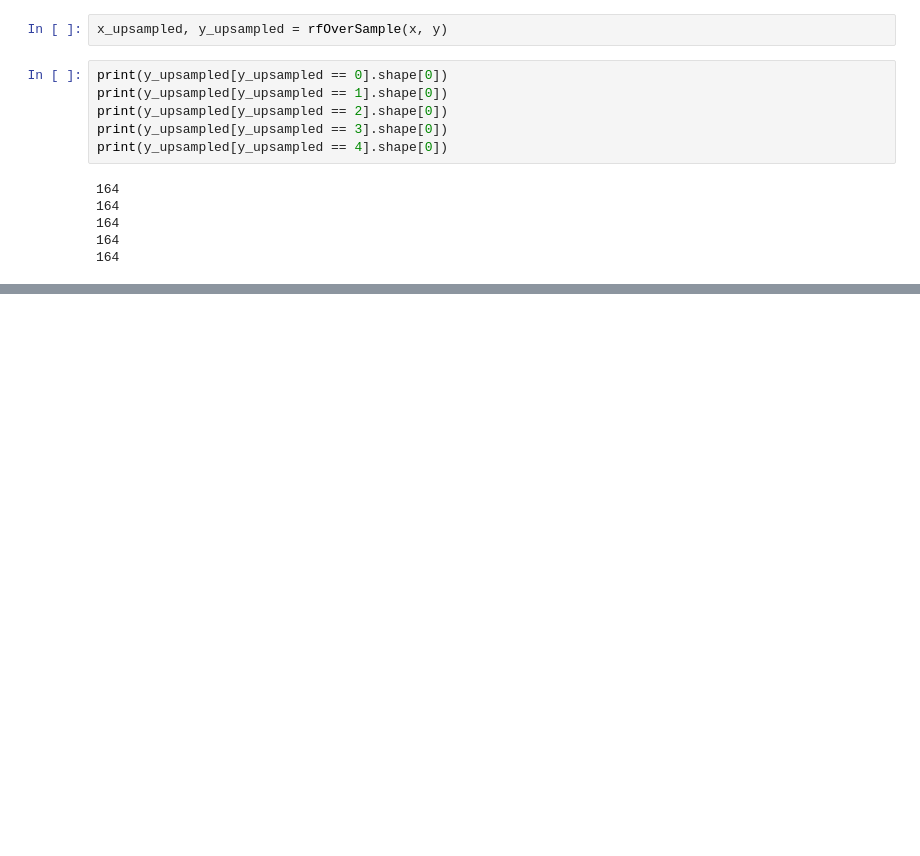
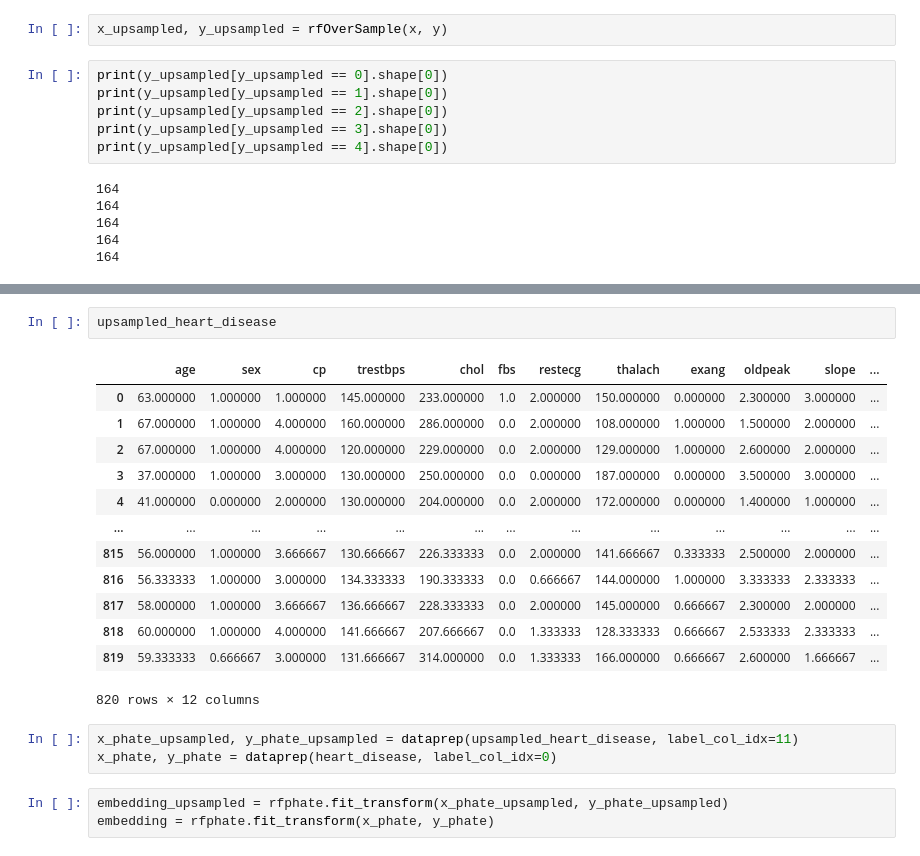
Before and after one commit to rhodes-byu/RF-Overample, a Jupyter notebook: Upsample_HeartDisease.ipynb, the cells around one changed output, grey strips where cells are left out. Drawn from its saved outputs; the diff is of its cells as text; blank space fills up the shorter version.

```diff
--- a/Upsample_HeartDisease.ipynb
+++ b/Upsample_HeartDisease.ipynb
@@ -168,0 +167,22 @@ NameError: name 'RFPHATE' is not defined
+# %%
+upsampled_heart_disease
+# %% [output]
+|  | age | sex | cp | trestbps | chol | fbs | restecg | thalach | exang | oldpeak | slope | ... |
+| 0 | 63.000000 | 1.000000 | 1.000000 | 145.000000 | 233.000000 | 1.0 | 2.000000 | 150.000000 | 0.000000 | 2.300000 | 3.000000 | ... |
+| 1 | 67.000000 | 1.000000 | 4.000000 | 160.000000 | 286.000000 | 0.0 | 2.000000 | 108.000000 | 1.000000 | 1.500000 | 2.000000 | ... |
+| 2 | 67.000000 | 1.000000 | 4.000000 | 120.000000 | 229.000000 | 0.0 | 2.000000 | 129.000000 | 1.000000 | 2.600000 | 2.000000 | ... |
+| 3 | 37.000000 | 1.000000 | 3.000000 | 130.000000 | 250.000000 | 0.0 | 0.000000 | 187.000000 | 0.000000 | 3.500000 | 3.000000 | ... |
+| 4 | 41.000000 | 0.000000 | 2.000000 | 130.000000 | 204.000000 | 0.0 | 2.000000 | 172.000000 | 0.000000 | 1.400000 | 1.000000 | ... |
+| ... | ... | ... | ... | ... | ... | ... | ... | ... | ... | ... | ... | ... |
+| 815 | 56.000000 | 1.000000 | 3.666667 | 130.666667 | 226.333333 | 0.0 | 2.000000 | 141.666667 | 0.333333 | 2.500000 | 2.000000 | ... |
+| 816 | 56.333333 | 1.000000 | 3.000000 | 134.333333 | 190.333333 | 0.0 | 0.666667 | 144.000000 | 1.000000 | 3.333333 | 2.333333 | ... |
+| 817 | 58.000000 | 1.000000 | 3.666667 | 136.666667 | 228.333333 | 0.0 | 2.000000 | 145.000000 | 0.666667 | 2.300000 | 2.000000 | ... |
+| 818 | 60.000000 | 1.000000 | 4.000000 | 141.666667 | 207.666667 | 0.0 | 1.333333 | 128.333333 | 0.666667 | 2.533333 | 2.333333 | ... |
+| 819 | 59.333333 | 0.666667 | 3.000000 | 131.666667 | 314.000000 | 0.0 | 1.333333 | 166.000000 | 0.666667 | 2.600000 | 1.666667 | ... |
+820 rows × 12 columns
+# %%
+x_phate_upsampled, y_phate_upsampled = dataprep(upsampled_heart_disease, label_col_idx=11)
+x_phate, y_phate = dataprep(heart_disease, label_col_idx=0)
+# %%
+embedding_upsampled = rfphate.fit_transform(x_phate_upsampled, y_phate_upsampled)
+embedding = rfphate.fit_transform(x_phate, y_phate)
```
Also changed, not shown: parts of 10 cells of this notebook.
